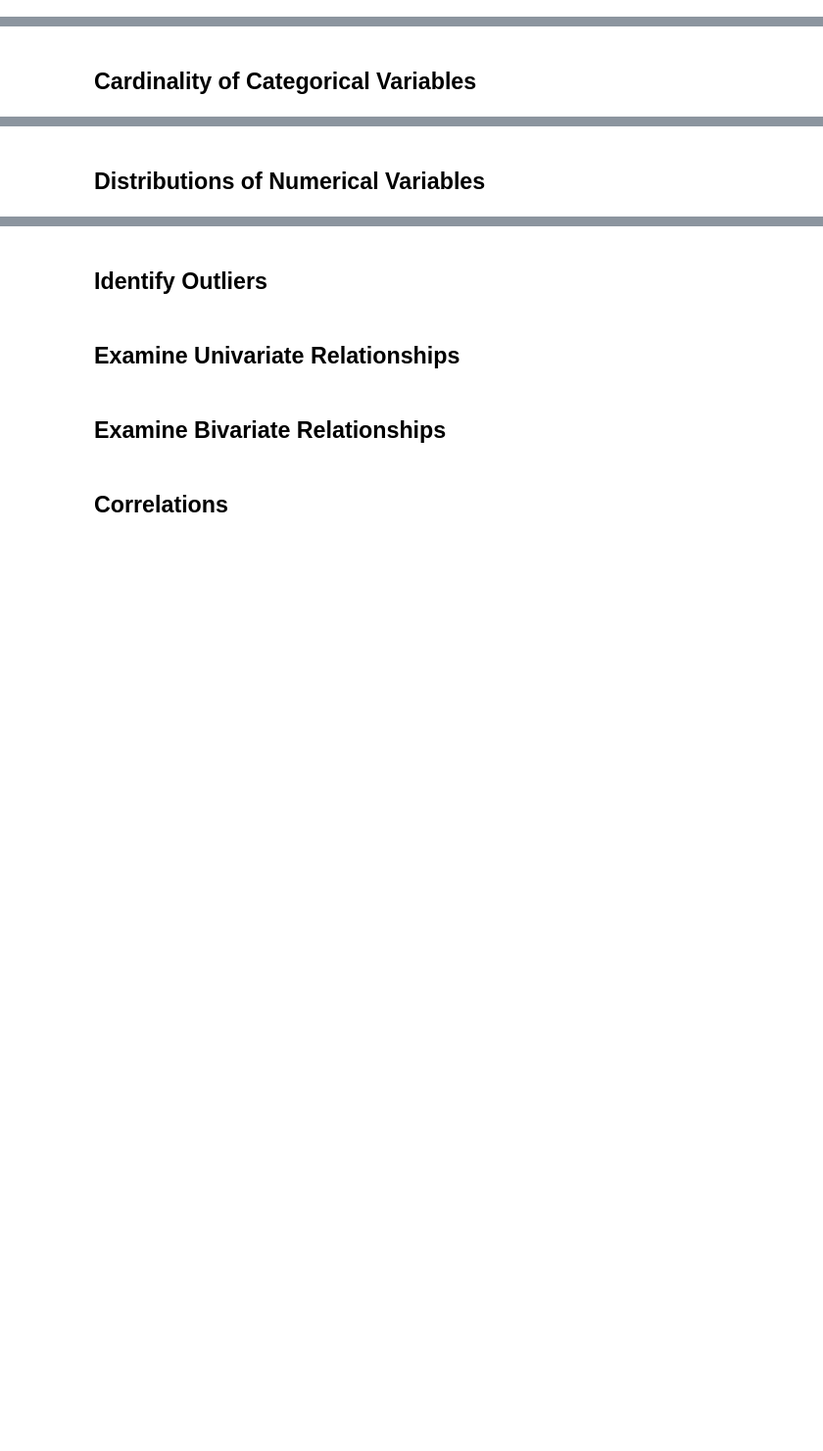
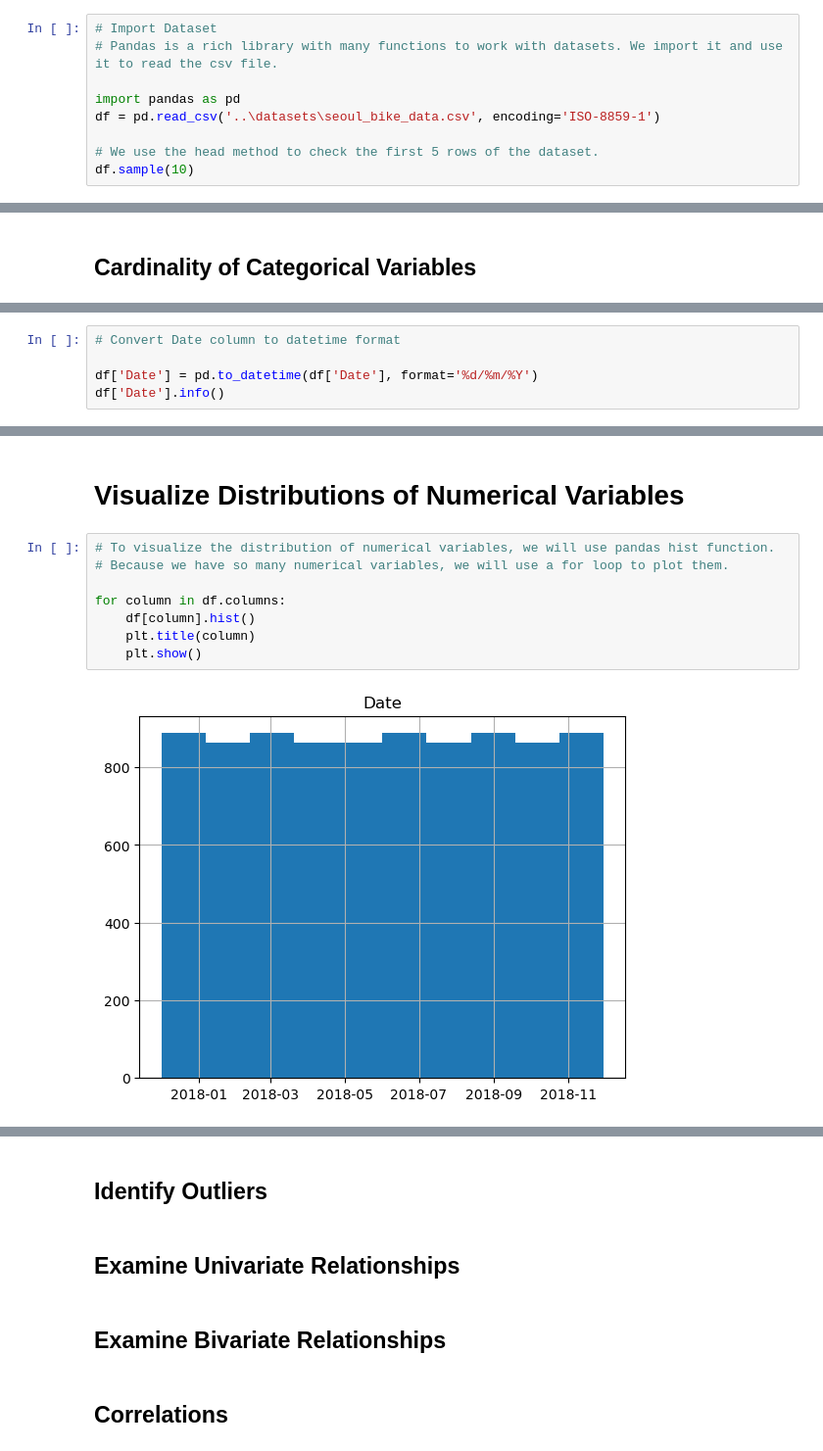
Before and after one commit to drjodyannjones/mdsi_python_seminar_11122023, a Jupyter notebook: exploratory_data_analysis/eda.ipynb, the cells around one changed output, grey strips where cells are left out. Shown at 98% size. Cells and saved outputs as stored; diff of their text form; blank space fills up the shorter version.

```diff
--- a/exploratory_data_analysis/eda.ipynb
+++ b/exploratory_data_analysis/eda.ipynb
@@ -24,0 +34,9 @@ An excellent resource for data visualization (the charting aspects of EDA) is Cl
+# %%
+# Import Dataset
+# Pandas is a rich library with many functions to work with datasets. We import it and use it to read the csv file.
+
+import pandas as pd
+df = pd.read_csv('..\datasets\seoul_bike_data.csv', encoding='ISO-8859-1')
+
+# We use the head method to check the first 5 rows of the dataset.
+df.sample(10)
@@ -28,0 +137,5 @@ An excellent resource for data visualization (the charting aspects of EDA) is Cl
+# %%
+# Convert Date column to datetime format
+
+df['Date'] = pd.to_datetime(df['Date'], format='%d/%m/%Y')
+df['Date'].info()
@@ -29,2 +179,12 @@ An excellent resource for data visualization (the charting aspects of EDA) is Cl
 # %% [markdown]
-## Distributions of Numerical Variables
+# Visualize Distributions of Numerical Variables
+# %%
+# To visualize the distribution of numerical variables, we will use pandas hist function.
+# Because we have so many numerical variables, we will use a for loop to plot them.
+
+for column in df.columns:
+    df[column].hist()
+    plt.title(column)
+    plt.show()
+# %% [output]
+[figure, added]
```
Also changed, not shown: parts of 19 cells of this notebook, 1 other file.
